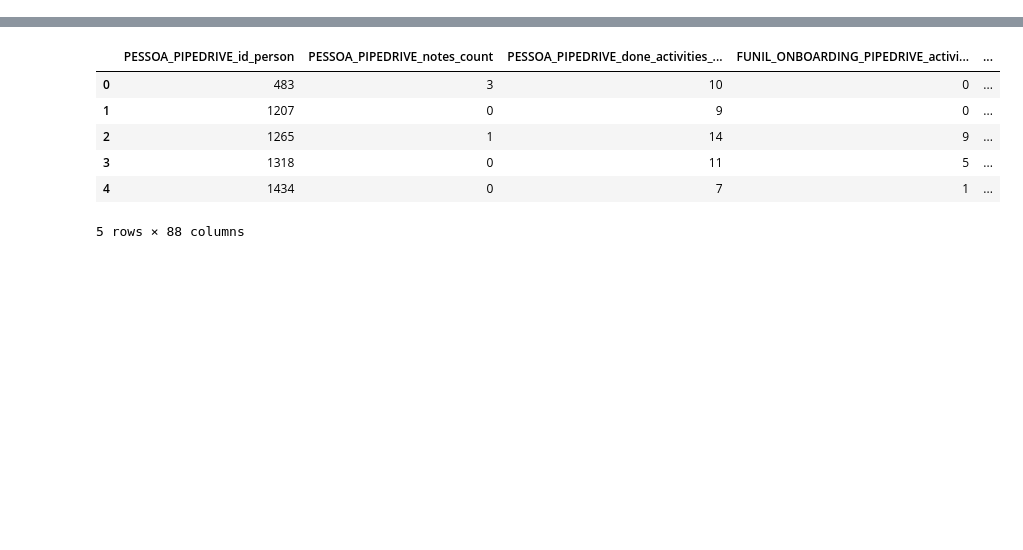
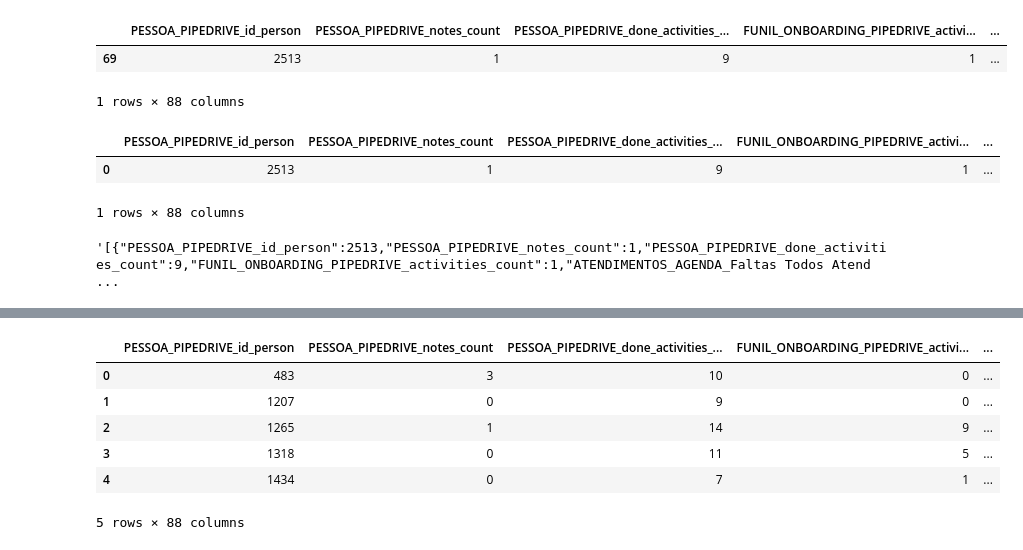
Before and after one commit to alessitomas/streamlit-deploy, a Jupyter notebook: src/scripts/teste.ipynb, the cells around one changed output, grey strips where cells are left out. Saved outputs shown, nothing was run; the diff lists cells and outputs as text; code cells hidden in the pictures; blank space fills up the shorter version.

```diff
--- a/src/scripts/teste.ipynb
+++ b/src/scripts/teste.ipynb
@@ -12,3 +12,10 @@ from datetime import datetime
 df = pd.read_csv("../notebooks/data/Ana Health_Tabela Modelo Previsão Churn - Tabela.csv")
 # %%
 dfzzzz = pd.read_csv("../notebooks/data/data-engineering.csv")
+# %%
+df22 = pd.DataFrame(dfzzzz.iloc[69]).T
+df22.head()
+# %% [output]
+|  | PESSOA_PIPEDRIVE_id_person | PESSOA_PIPEDRIVE_notes_count | PESSOA_PIPEDRIVE_done_activities_... | FUNIL_ONBOARDING_PIPEDRIVE_activi... | ... |
+| 69 | 2513 | 1 | 9 | 1 | ... |
+1 rows × 88 columns
@@ -15,3 +28,13 @@ dfzzzz = pd.read_csv("../notebooks/data/data-engineering.csv")
+# %%
+df22.head()
+# %% [output]
+|  | PESSOA_PIPEDRIVE_id_person | PESSOA_PIPEDRIVE_notes_count | PESSOA_PIPEDRIVE_done_activities_... | FUNIL_ONBOARDING_PIPEDRIVE_activi... | ... |
+| 0 | 2513 | 1 | 9 | 1 | ... |
+1 rows × 88 columns
+# %%
+df22.to_json(force_ascii=False, orient='records', index=False)
+# %% [output]
+'[{"PESSOA_PIPEDRIVE_id_person":2513,"PESSOA_PIPEDRIVE_notes_count":1,"PESSOA_PIPEDRIVE_done_activities_count":9,"FUNIL_ONBOARDING_PIPEDRIVE_activities_count":1,"ATENDIMENTOS_AGENDA_Faltas Todos Atend ...
 # %%
 dfppp = pd.read_csv("../api/saida.csv")
 # %%
```
Also changed, not shown: parts of 20 cells of this notebook, 1 other file.
